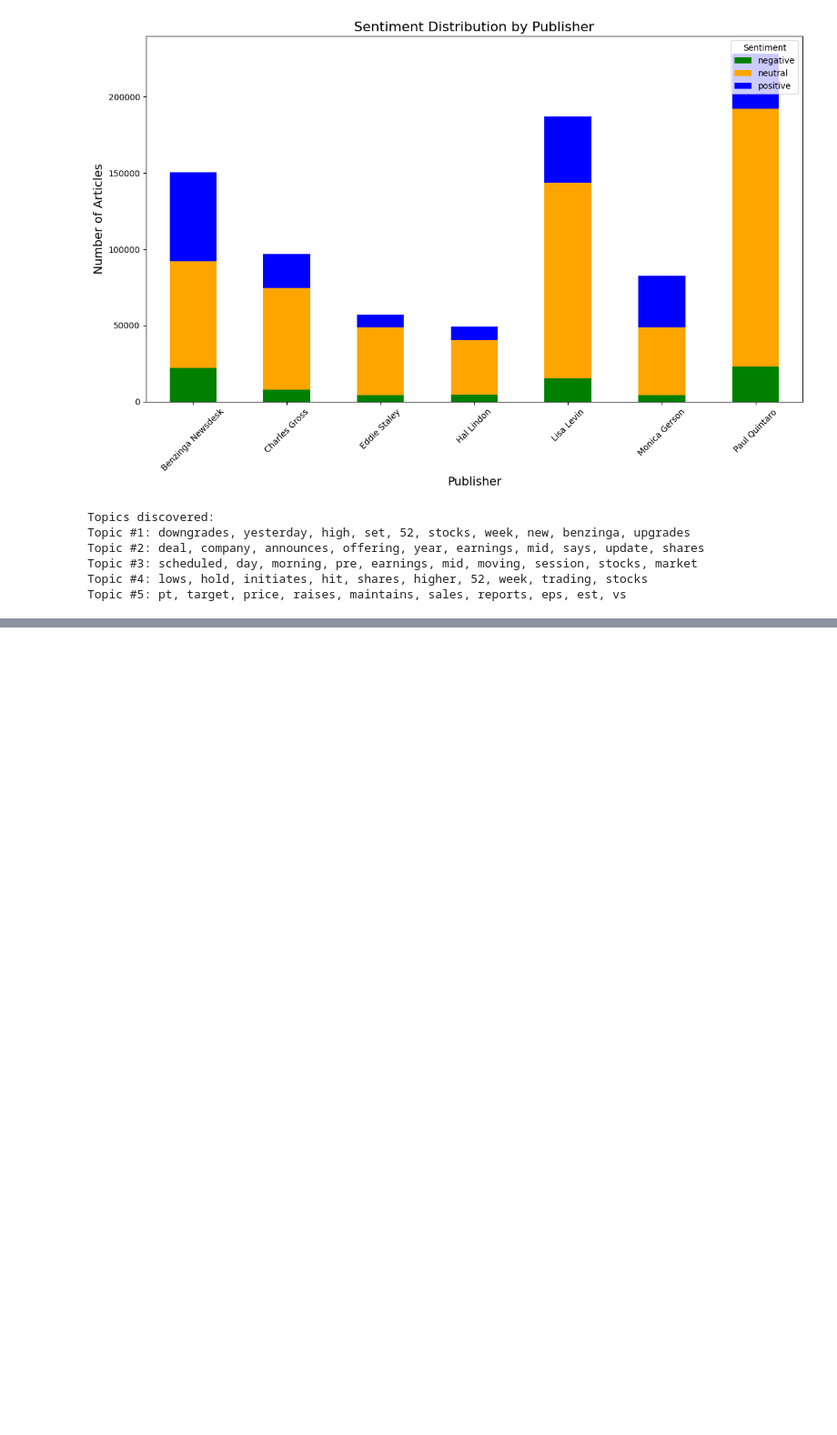
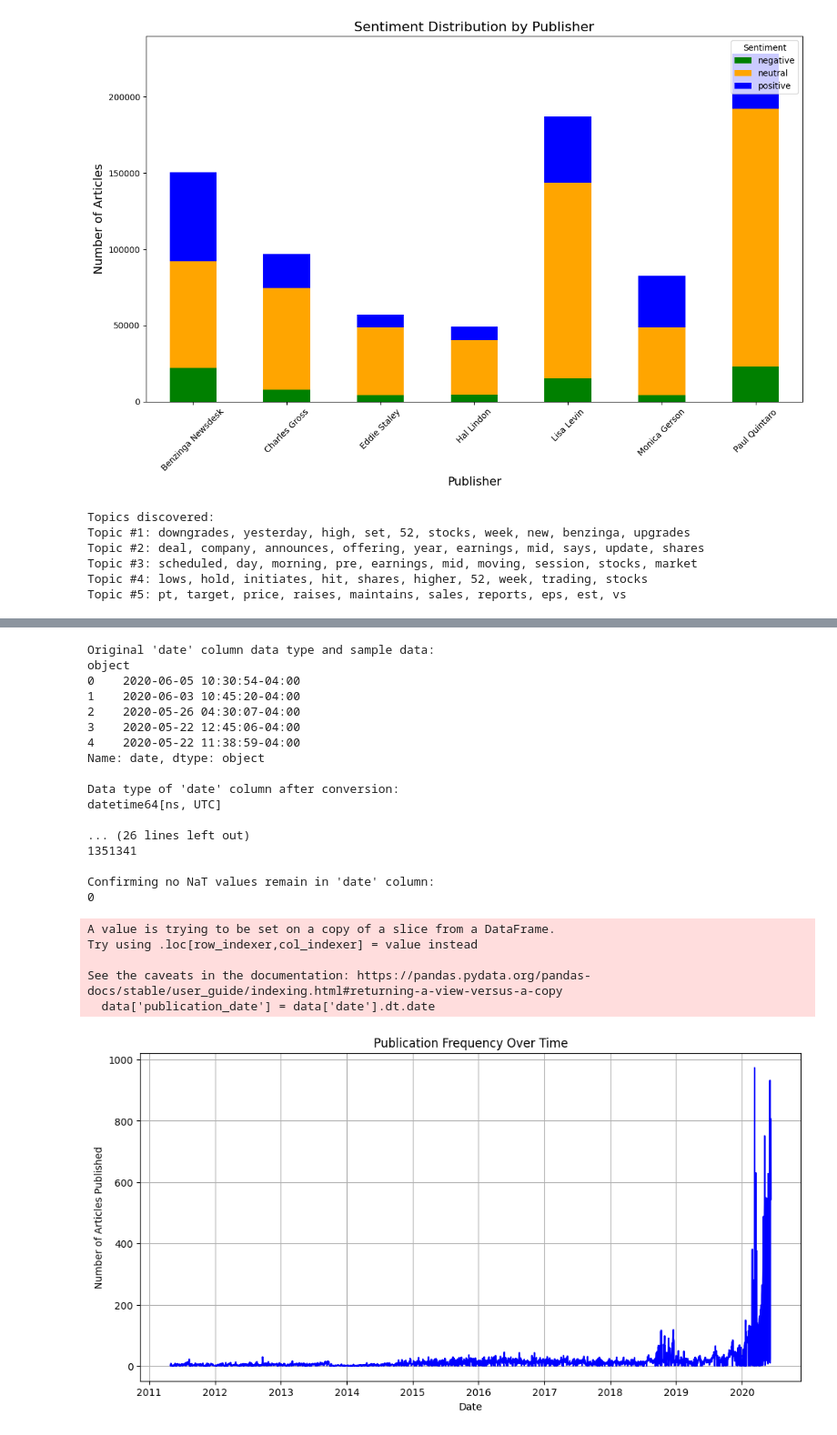
Before and after one commit to Semir1r/Financial-News-and-Stock-Price-Integration, a Jupyter notebook: notebooks/Eda.ipynb, the cells around one changed output, grey strips where cells are left out. Shown at 91% size. Cells and saved outputs as stored; diff of their text form; code cells hidden in the pictures; blank space fills up the shorter version.

Commit message:
time series analysis

```diff
--- a/notebooks/Eda.ipynb
+++ b/notebooks/Eda.ipynb
@@ -221,0 +232,79 @@ Topic #5: pt, target, price, raises, maintains, sales, reports, eps, est, vs
+# %%
+import pandas as pd
+import matplotlib.pyplot as plt
+
+def analyze_publication_frequency(data):
+    # Print the original data type and a few rows of the date column
+    print("Original 'date' column data type and sample data:")
+    print(data['date'].dtype)
+    print(data['date'].head())
+
+    # Convert the date column to datetime, handling timezone info correctly
+    data['date'] = pd.to_datetime(data['date'], utc=True, errors='coerce')
+
+    # Print the data types after conversion
+    print("\nData type of 'date' column after conversion:")
+    print(data['date'].dtype)
+
+    # Print the first few rows of the date column after conversion
+    print("\nConverted 'date' column:")
+    print(data['date'])
+    # Print the data type and some sample data to confirm the conversion
+    print("\nData type of 'date' column after conversion:")
+    print(data['date'].dtype)
+    print("\nSample of 'date' column after conversion:")
+    print(data['date'].head())
+
+    # Check if any NaT values were created during conversion
+    print("\nNumber of NaT values in 'date' column after conversion:")
+    print(data['date'].isna().sum())
+
+    # Drop any rows with NaT in the 'date' column
+    data = data.dropna(subset=['date'])
+
+    # Confirm no NaT values remain
+    print("\nConfirming no NaT values remain in 'date' column:")
+    print(data['date'].isna().sum())
+
+    # Aggregate the data by date
+    data['publication_date'] = data['date'].dt.date
+    publication_counts = data['publication_date'].value_counts().sort_index()
+
+    # Plot the time series of publication frequency as a line plot
+    plt.figure(figsize=(12, 6))
+    plt.plot(publication_counts, linestyle='-', marker=None, color='b')
+    plt.title('Publication Frequency Over Time')
+    plt.xlabel('Date')
+    plt.ylabel('Number of Articles Published')
+    plt.grid(True)
+    plt.show()
+
+    # Return the publication counts for further analysis if needed
+    return publication_counts
+
+data = pd.read_csv(r"C:\Users\Administrator\Desktop\KAIM\Financial-News-and-Stock-Price-Integration\data\raw_analyst_ratings.csv")
+publication_counts = analyze_publication_frequency(data)
+# %% [output]
+Original 'date' column data type and sample data:
+object
+0    2020-06-05 10:30:54-04:00
+1    2020-06-03 10:45:20-04:00
+2    2020-05-26 04:30:07-04:00
+3    2020-05-22 12:45:06-04:00
+4    2020-05-22 11:38:59-04:00
+Name: date, dtype: object
+
+Data type of 'date' column after conversion:
+datetime64[ns, UTC]
+
+... (26 lines left out)
+1351341
+
+Confirming no NaT values remain in 'date' column:
+0
+A value is trying to be set on a copy of a slice from a DataFrame.
+Try using .loc[row_indexer,col_indexer] = value instead
+
+See the caveats in the documentation: https://pandas.pydata.org/pandas-docs/stable/user_guide/indexing.html#returning-a-view-versus-a-copy
+  data['publication_date'] = data['date'].dt.date
+[figure, added]
```
Also changed, not shown: parts of 5 cells of this notebook, 1 other file.
